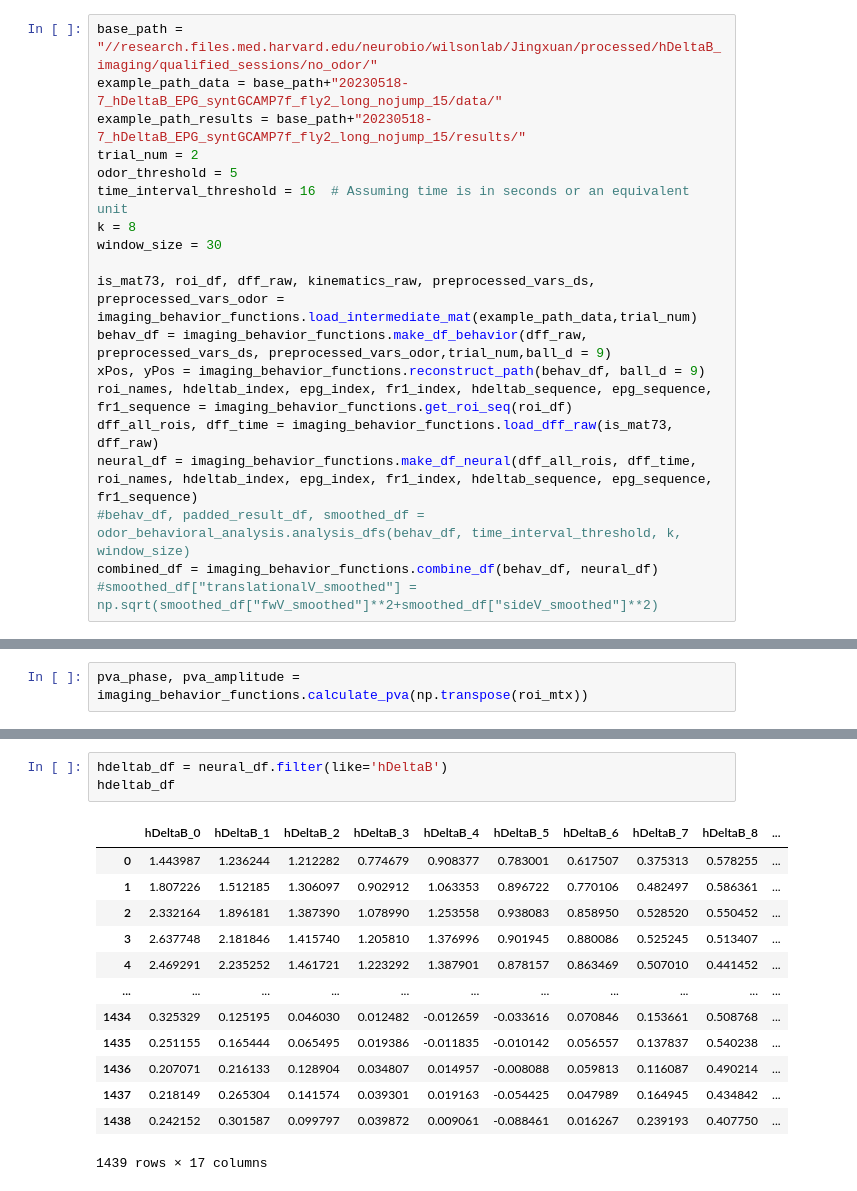
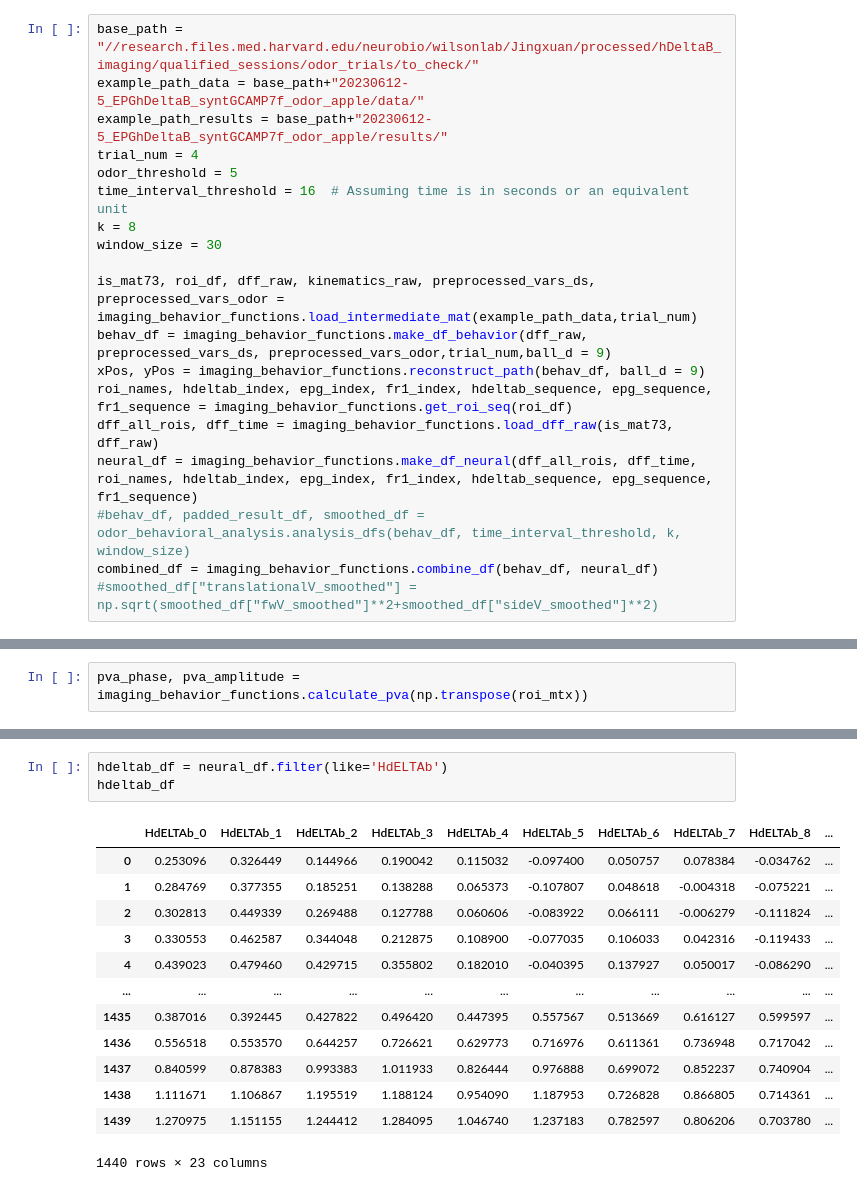
Before and after one commit to jingxuanf0214/thesis-2p-behavior-align, a Jupyter notebook: Exploratory analysis.ipynb, the cells around one changed output, grey strips where cells are left out. Saved outputs shown, nothing was run; the diff lists cells and outputs as text.

```diff
--- a/Exploratory analysis.ipynb
+++ b/Exploratory analysis.ipynb
@@ -40,10 +40,10 @@ from scipy.integrate import quad
 # %% [output]
 WARNING:tensorflow:From c:\Users\wilson\anaconda3\envs\2p_process\lib\site-packages\keras\src\losses.py:2976: The name tf.losses.sparse_softmax_cross_entropy is deprecated. Please use tf.compat.v1.los ...
 # %%
-base_path = "//research.files.med.harvard.edu/neurobio/wilsonlab/Jingxuan/processed/hDeltaB_imaging/qualified_sessions/no_odor/"
-example_path_data = base_path+"20230518-7_hDeltaB_EPG_syntGCAMP7f_fly2_long_nojump_15/data/"
-example_path_results = base_path+"20230518-7_hDeltaB_EPG_syntGCAMP7f_fly2_long_nojump_15/results/"
-trial_num = 2
+base_path = "//research.files.med.harvard.edu/neurobio/wilsonlab/Jingxuan/processed/hDeltaB_imaging/qualified_sessions/odor_trials/to_check/"
+example_path_data = base_path+"20230612-5_EPGhDeltaB_syntGCAMP7f_odor_apple/data/"
+example_path_results = base_path+"20230612-5_EPGhDeltaB_syntGCAMP7f_odor_apple/results/"
+trial_num = 4
 odor_threshold = 5
 time_interval_threshold = 16  # Assuming time is in seconds or an equivalent unit
 k = 8
@@ -164,20 +183,20 @@ min(result_df.translational_direction_rad)
 # %%
-hdeltab_df = neural_df.filter(like='hDeltaB')
+hdeltab_df = neural_df.filter(like='HdELTAb')
 hdeltab_df
 # %% [output]
-|  | hDeltaB_0 | hDeltaB_1 | hDeltaB_2 | hDeltaB_3 | hDeltaB_4 | hDeltaB_5 | hDeltaB_6 | hDeltaB_7 | hDeltaB_8 | ... |
-| 0 | 1.443987 | 1.236244 | 1.212282 | 0.774679 | 0.908377 | 0.783001 | 0.617507 | 0.375313 | 0.578255 | ... |
-| 1 | 1.807226 | 1.512185 | 1.306097 | 0.902912 | 1.063353 | 0.896722 | 0.770106 | 0.482497 | 0.586361 | ... |
-| 2 | 2.332164 | 1.896181 | 1.387390 | 1.078990 | 1.253558 | 0.938083 | 0.858950 | 0.528520 | 0.550452 | ... |
-| 3 | 2.637748 | 2.181846 | 1.415740 | 1.205810 | 1.376996 | 0.901945 | 0.880086 | 0.525245 | 0.513407 | ... |
-| 4 | 2.469291 | 2.235252 | 1.461721 | 1.223292 | 1.387901 | 0.878157 | 0.863469 | 0.507010 | 0.441452 | ... |
+|  | HdELTAb_0 | HdELTAb_1 | HdELTAb_2 | HdELTAb_3 | HdELTAb_4 | HdELTAb_5 | HdELTAb_6 | HdELTAb_7 | HdELTAb_8 | ... |
+| 0 | 0.253096 | 0.326449 | 0.144966 | 0.190042 | 0.115032 | -0.097400 | 0.050757 | 0.078384 | -0.034762 | ... |
+| 1 | 0.284769 | 0.377355 | 0.185251 | 0.138288 | 0.065373 | -0.107807 | 0.048618 | -0.004318 | -0.075221 | ... |
+| 2 | 0.302813 | 0.449339 | 0.269488 | 0.127788 | 0.060606 | -0.083922 | 0.066111 | -0.006279 | -0.111824 | ... |
+| 3 | 0.330553 | 0.462587 | 0.344048 | 0.212875 | 0.108900 | -0.077035 | 0.106033 | 0.042316 | -0.119433 | ... |
+| 4 | 0.439023 | 0.479460 | 0.429715 | 0.355802 | 0.182010 | -0.040395 | 0.137927 | 0.050017 | -0.086290 | ... |
 | ... | ... | ... | ... | ... | ... | ... | ... | ... | ... | ... |
-| 1434 | 0.325329 | 0.125195 | 0.046030 | 0.012482 | -0.012659 | -0.033616 | 0.070846 | 0.153661 | 0.508768 | ... |
-| 1435 | 0.251155 | 0.165444 | 0.065495 | 0.019386 | -0.011835 | -0.010142 | 0.056557 | 0.137837 | 0.540238 | ... |
-| 1436 | 0.207071 | 0.216133 | 0.128904 | 0.034807 | 0.014957 | -0.008088 | 0.059813 | 0.116087 | 0.490214 | ... |
-| 1437 | 0.218149 | 0.265304 | 0.141574 | 0.039301 | 0.019163 | -0.054425 | 0.047989 | 0.164945 | 0.434842 | ... |
-| 1438 | 0.242152 | 0.301587 | 0.099797 | 0.039872 | 0.009061 | -0.088461 | 0.016267 | 0.239193 | 0.407750 | ... |
+| 1435 | 0.387016 | 0.392445 | 0.427822 | 0.496420 | 0.447395 | 0.557567 | 0.513669 | 0.616127 | 0.599597 | ... |
+| 1436 | 0.556518 | 0.553570 | 0.644257 | 0.726621 | 0.629773 | 0.716976 | 0.611361 | 0.736948 | 0.717042 | ... |
+| 1437 | 0.840599 | 0.878383 | 0.993383 | 1.011933 | 0.826444 | 0.976888 | 0.699072 | 0.852237 | 0.740904 | ... |
+| 1438 | 1.111671 | 1.106867 | 1.195519 | 1.188124 | 0.954090 | 1.187953 | 0.726828 | 0.866805 | 0.714361 | ... |
+| 1439 | 1.270975 | 1.151155 | 1.244412 | 1.284095 | 1.046740 | 1.237183 | 0.782597 | 0.806206 | 0.703780 | ... |
-1439 rows × 17 columns
+1440 rows × 23 columns
 # %%
 scaler = StandardScaler()
 roi_mtx_ori =  hdeltab_df
```
Also changed, not shown: parts of 29 cells of this notebook, 1 other file.
